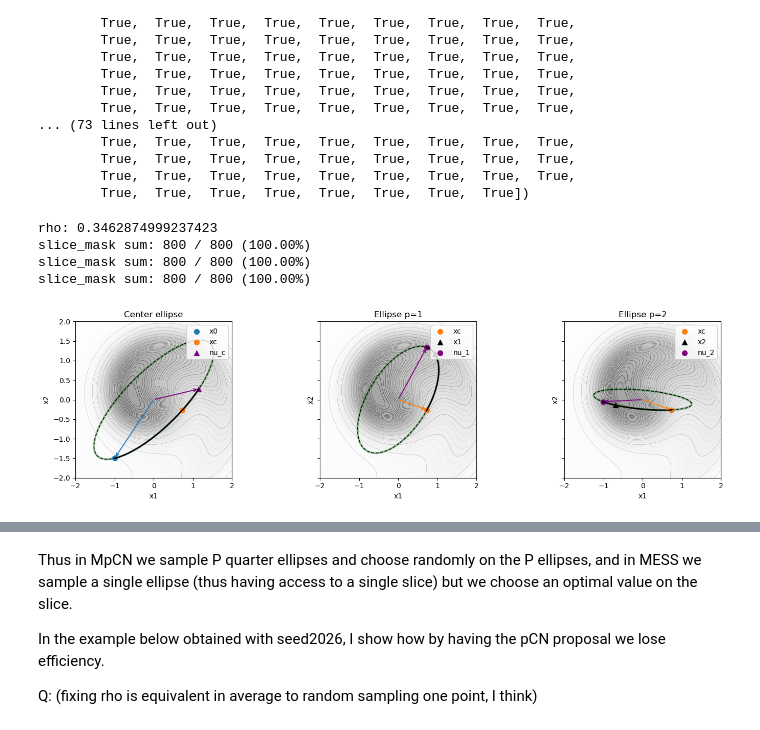
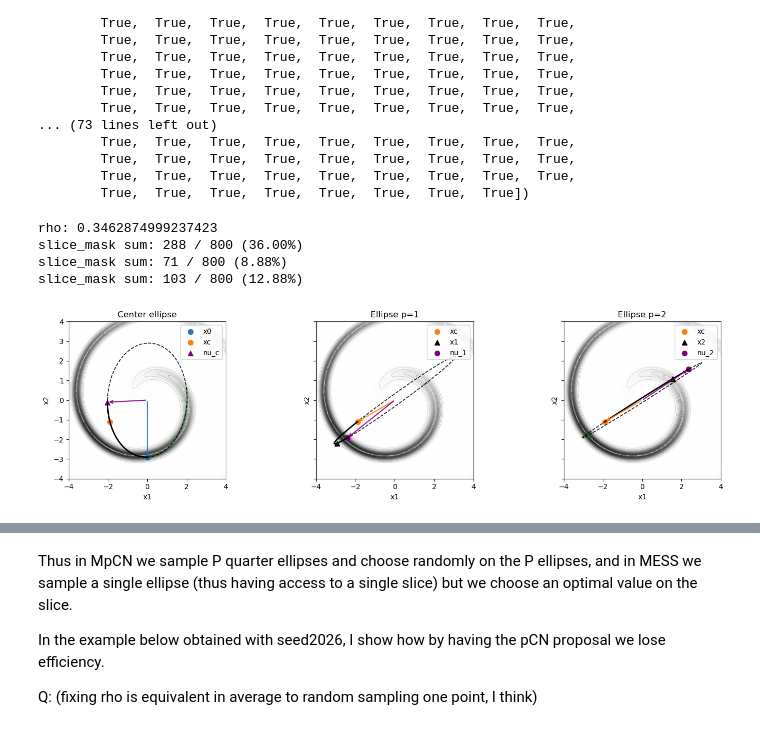
Before and after one commit to guillerminasenn/multiproposal-internal, a Jupyter notebook: notebooks/01_toy_custom_likelihood_matplotlib.ipynb, the cells around one changed output, grey strips where cells are left out. Saved outputs shown, nothing was run; the diff lists cells and outputs as text; code cells hidden in the pictures.

```diff
--- a/notebooks/01_toy_custom_likelihood_matplotlib.ipynb
+++ b/notebooks/01_toy_custom_likelihood_matplotlib.ipynb
@@ -151,16 +151,25 @@ import matplotlib.pyplot as plt
 # Configure hyperpars and create some data
 alpha = 2.0
 sigma_noise = 1
-prior_std = 1
+prior_std = 2
 prior_cov = prior_std ** 2  * np.array([[1.0, 0.3], [0.3, 0.5]])
 prior_mean = np.zeros(2)
-prior_sample = np.random.multivariate_normal(prior_mean, prior_cov, )
+
+# Rho and P configuration
+rng = np.random.default_rng(202)
+P = 2
+rho_min = 0.0
+rho_max = 1.0
+rho = rng.uniform(rho_min, rho_max)
+print(f"rho: {rho}")
+
+prior_sample = rng.multivariate_normal(prior_mean, prior_cov)
 theta_true = f_polar_twist(prior_sample, alpha=alpha)
-y_obs = theta_true + np.random.normal(0, sigma_noise, size=theta_true.shape)
+y_obs = theta_true + rng.normal(0, sigma_noise, size=theta_true.shape)
 
 # Likelihood background (refined contours)
-grid_min = -2.0
-grid_max = 2.0
+grid_min = -4.0
+grid_max = 4.0
 grid = np.linspace(grid_min, grid_max, 400)
 X1, X2 = np.meshgrid(grid, grid)
 log_like = np.zeros_like(X1)
@@ -171,17 +180,9 @@ for i in range(X1.shape[0]):
 log_like -= log_like.max()
 like_density = np.exp(log_like)
 
-# Rho and P configuration
-rng = np.random.default_rng(202)
-P = 2
-rho_min = 0.0
-rho_max = 1.0
-rho = rng.uniform(rho_min, rho_max)
-print(f"rho: {rho}")
-
 # Initial value
 x0_manual = np.array([0.0, 1.2])
-x0_manual = np.array([-1, -1.5])
+x0_manual = np.array([0, -2.9])
 
 # Slice threshold (ESS-style)
 u = rng.uniform()
@@ -251,34 +252,34 @@ def plot_ellipse(ax, base, nu, title, show_labels=True):
 # Marker configuration
 size_x = 50
 
 # Center ellipse (x0_manual with nu_c)
 axes[0].contourf(X1, X2, like_density, levels=levels_fill, cmap="Greys", alpha=0.35)
 axes[0].contour(X1, X2, like_density, levels=levels_line, colors="black", linewidths=0.5, alpha=0.2)
 plot_ellipse(axes[0], x0_manual, nu_c, "Center ellipse")
 axes[0].scatter([x0_manual[0]], [x0_manual[1]], color="tab:blue", s=size_x, label="x0")
 axes[0].scatter([xc[0]], [xc[1]], color="tab:orange", s=size_x, label="xc")
 axes[0].scatter([nu_c[0]], [nu_c[1]], color="purple", marker="^", s=size_x, label="nu_c")
 add_origin_arrows(axes[0], x0_manual, nu_c, "tab:blue", "purple")
 axes[0].legend(loc="upper right")
 
 # Ellipses for p = 1..P using xc and nu_p
 for k, nu_p in enumerate(nu_ps, start=1):
     ax = axes[k]
     ax.contourf(X1, X2, like_density, levels=levels_fill, cmap="Greys", alpha=0.35)
     ax.contour(X1, X2, like_density, levels=levels_line, colors="black", linewidths=0.5, alpha=0.2)
     plot_ellipse(ax, xc, nu_p, f"Ellipse p={k}")
     xp = rho * xc + np.sqrt(1.0 - rho**2) * nu_p
     ax.scatter([xc[0]], [xc[1]], color="tab:orange", s=size_x, label="xc")
     ax.scatter([xp[0]], [xp[1]], color="black", s=size_x, marker="^", label=f"x{k}")
     ax.scatter([nu_p[0]], [nu_p[1]], color="purple", s=size_x, label=f"nu_{k}")
     add_origin_arrows(ax, xc, nu_p, "tab:orange", "purple")
     ax.legend(loc="upper right")
 
 plt.tight_layout()
 plt.show()
 # %% [output]
 rho: 0.3462874999237423
-slice_mask sum: 800 / 800 (100.00%)
-slice_mask sum: 800 / 800 (100.00%)
-slice_mask sum: 800 / 800 (100.00%)
+slice_mask sum: 288 / 800 (36.00%)
+slice_mask sum: 71 / 800 (8.88%)
+slice_mask sum: 103 / 800 (12.88%)
-[figure, old version]
+[figure, new version]
```
Also changed, not shown: parts of 2 cells of this notebook.
